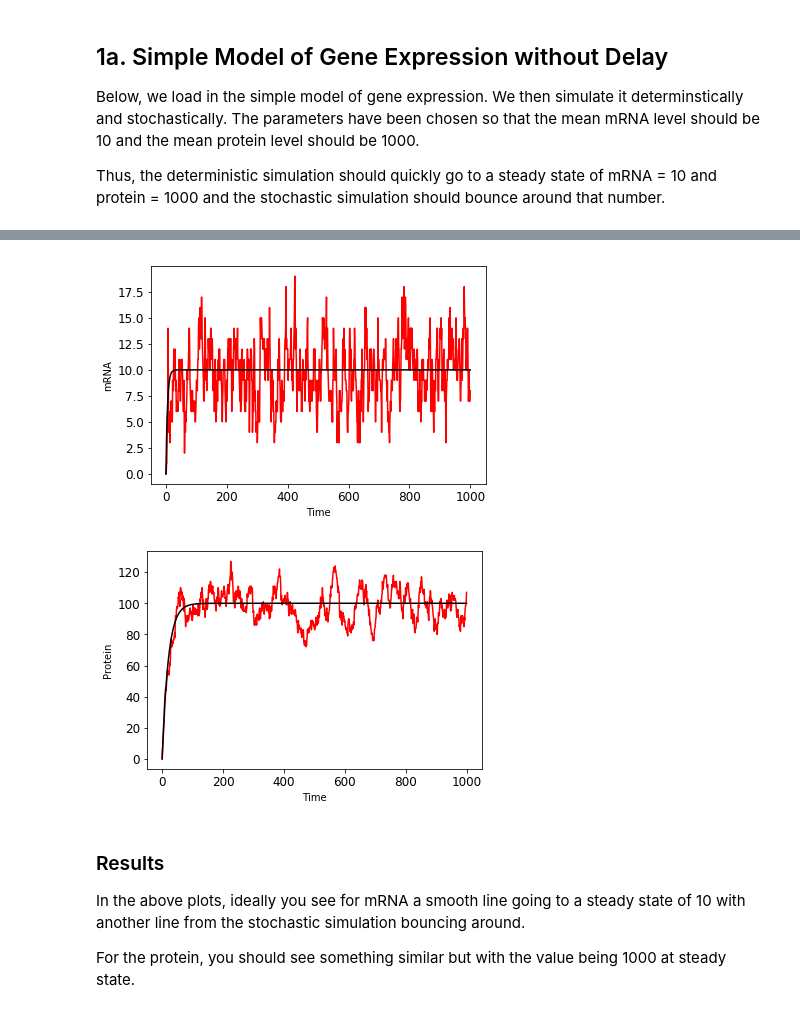
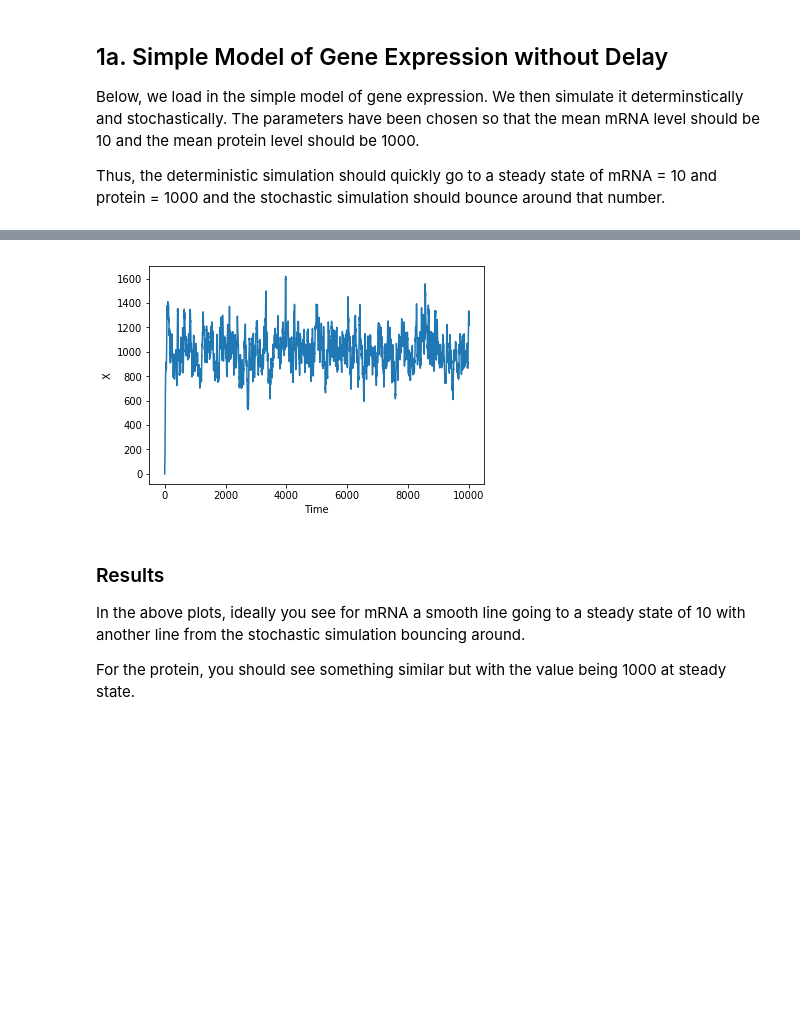
Before and after one commit to biocircuits/bioscrape, a Jupyter notebook: examples/examples.ipynb, the cells around one changed output, grey strips where cells are left out. Saved outputs shown, nothing was run; the diff lists cells and outputs as text; code cells hidden in the pictures; blank space fills up the shorter version.

```diff
--- a/examples/examples.ipynb
+++ b/examples/examples.ipynb
@@ -80,13 +80,28 @@ Thus, the deterministic simulation should quickly go to a steady state of mRNA =
 # Import relevant types
 from bioscrape.types import Model
 from bioscrape.simulator import DeterministicSimulator, SSASimulator
-from bioscrape.simulator import ModelCSimInterface
+from bioscrape.simulator import ModelCSimInterface, SafeModelCSimInterface
+import numpy as np
+import pylab as plt
 
 # Load the model by creating a model with the file name containing the model
-m = Model('models/gene_expression_with_delay.xml')
+m = Model('models/gene_expression_with_delay.xml', input_printout = False)
 # Expose the model's core characteristics for simulation. (i.e. stoichiometry,
 # delays, and propensities)
+
 s = ModelCSimInterface(m)
+# This function uses sparsity to further optimize the speed of deterministic
+# simulations. You must call it before doing deterministic simulations.
+s.py_prep_deterministic_simulation()
+
+# Set up our desired timepoints for which to simulate.
+# Must match with initial time.
+timepoints = np.linspace(0,10000,10000)
+
+# Create a DeterministicSimulator as well as an SSASimulator
+
+ssa_simulator = SSASimulator()
+det_simulator = DeterministicSimulator()
 
 # Set the initial simulation time
 s.py_set_initial_time(0)
@@ -95,46 +110,29 @@ s.py_set_initial_time(0)
 # simulations. You must call it before doing deterministic simulations.
 s.py_prep_deterministic_simulation()
 
-# Set up our desired timepoints for which to simulate.
-# Must match with initial time.
-timepoints = np.linspace(0,1000,1000)
-
-# Create a DeterministicSimulator as well as an SSASimulator
-ssa_simulator = SSASimulator()
-det_simulator = DeterministicSimulator()
-
+st = pytime.clock()
 # Simulate the model with both simulators for the desired timepoints
 stoch_result = ssa_simulator.py_simulate(s,timepoints)
 det_result = det_simulator.py_simulate(s,timepoints)
+end = pytime.clock()
+print("Standard Interface Sim took", end-st)
 
 # Process the simulation output.
 
 # py_get_result() returns a numpy 2d array of timepoints x species.
 # Each row is one time point and each column is a species.
 stoch_sim_output = stoch_result.py_get_result()
-det_sim_output = det_result.py_get_result()
 
 # Get the indices for each species of interest
 
 # From the model, we can recover which column corresponds to which species, so
 # we then know which column of the result array is which species.
-mrna_ind = m.get_species_index('mRNA')
-protein_ind = m.get_species_index('protein')
+X_ind = m.get_species_index('X')
 
 # Plot the mRNA levels over time for both deterministic and stochastic simulation
 
-plt.plot(timepoints,stoch_sim_output[:,mrna_ind])
-plt.plot(timepoints,det_sim_output[:,mrna_ind])
+plt.plot(timepoints,stoch_sim_output[:,X_ind])
 plt.xlabel('Time')
-plt.ylabel('mRNA')
-
-# Plot the protein levels over time
-# for both deterministic and stochastic simulation
-
-plt.figure()
-prot_ind = m.get_species_index('protein')
-plt.plot(timepoints,stoch_sim_output[:,prot_ind])
-plt.plot(timepoints,det_sim_output[:,prot_ind])
-plt.xlabel('Time')
-plt.ylabel('Protein')
+plt.ylabel('X')
+plt.show()
 # %% [output]
@@ -142,5 +140,4 @@ Text(0,0.5,'Protein')
-[figure, old version]
+[figure, new version]
-[figure, removed]
 # %% [markdown]
 ### Results
 
```
Also changed, not shown: parts of 6 cells of this notebook, 5 other files.
